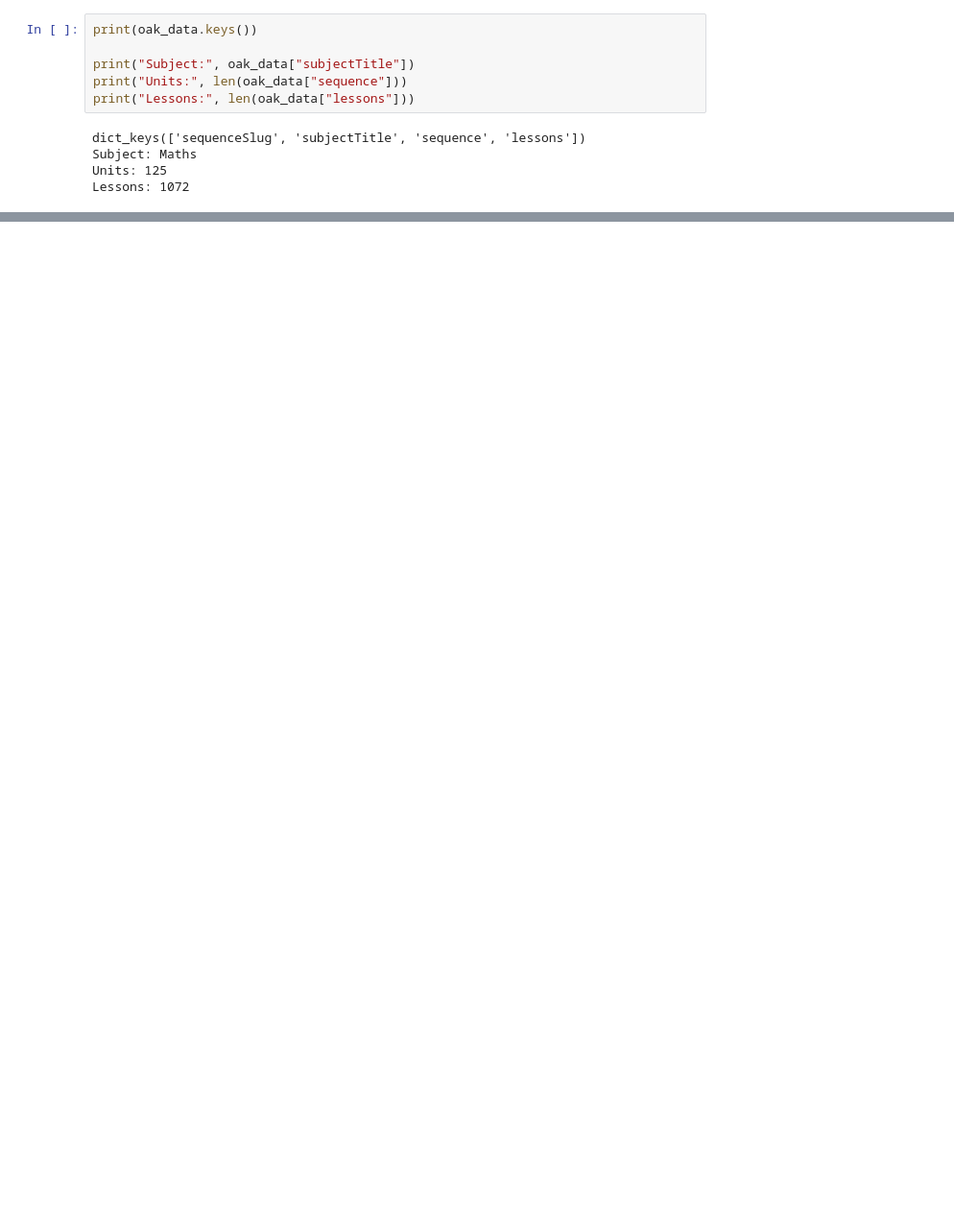
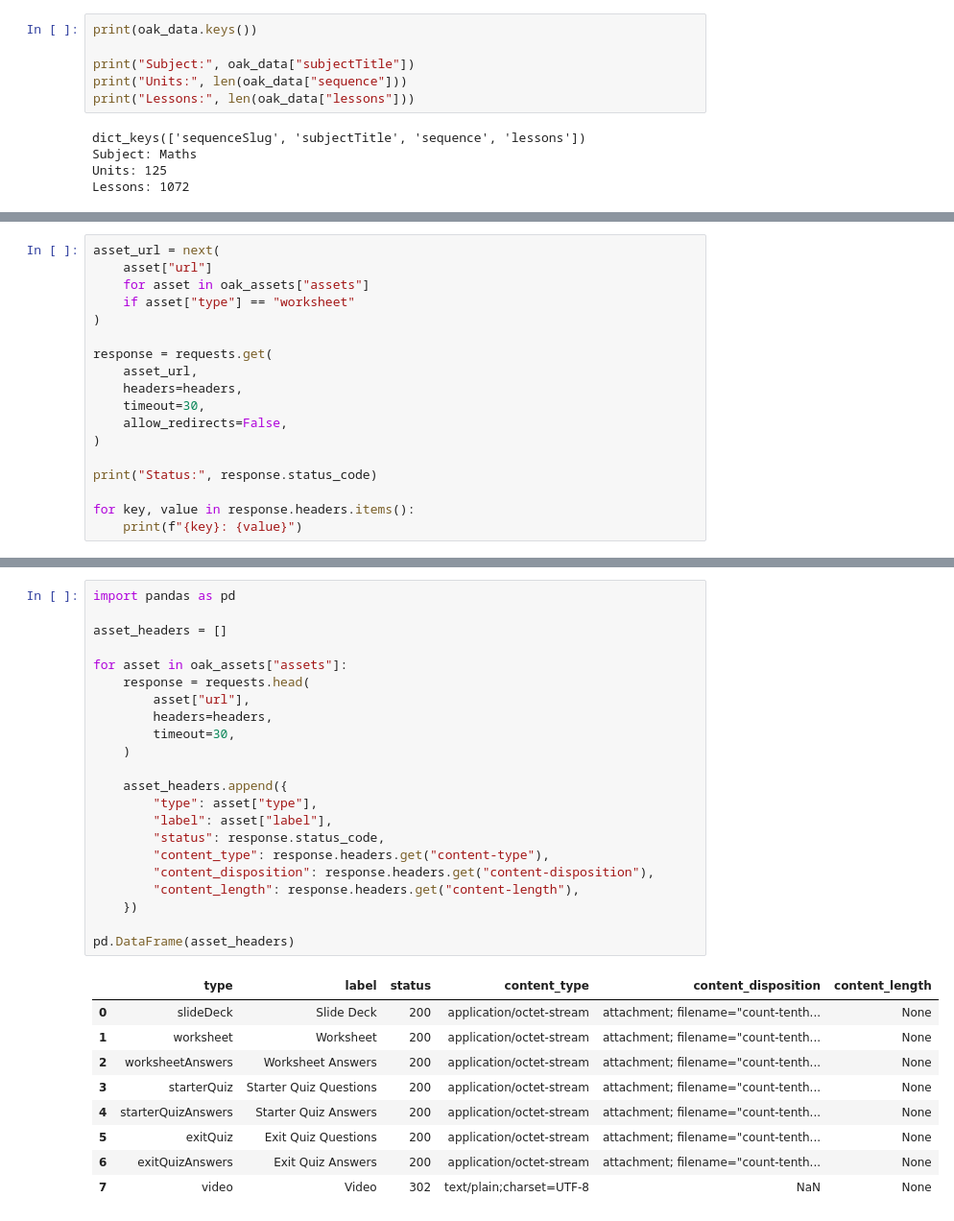
Before and after one commit to parcheesime/rubric-agent, a Jupyter notebook: notebooks/explore_oak.ipynb, the cells around one changed output, grey strips where cells are left out. Shown at 96% size. Saved outputs shown, nothing was run; the diff lists cells and outputs as text; blank space fills up the shorter version.

Commit message:
Explore Oak lesson asset API

```diff
--- a/notebooks/explore_oak.ipynb
+++ b/notebooks/explore_oak.ipynb
@@ -106,0 +165,18 @@ canonicalUrl: https://www.thenational.academy/teachers/programmes/maths-primary-
+# %%
+asset_url = next(
+    asset["url"]
+    for asset in oak_assets["assets"]
+    if asset["type"] == "worksheet"
+)
+
+response = requests.get(
+    asset_url,
+    headers=headers,
+    timeout=30,
+    allow_redirects=False,
+)
+
+print("Status:", response.status_code)
+
+for key, value in response.headers.items():
+    print(f"{key}: {value}")
@@ -106,0 +201,32 @@ canonicalUrl: https://www.thenational.academy/teachers/programmes/maths-primary-
+# %%
+import pandas as pd
+
+asset_headers = []
+
+for asset in oak_assets["assets"]:
+    response = requests.head(
+        asset["url"],
+        headers=headers,
+        timeout=30,
+    )
+
+    asset_headers.append({
+        "type": asset["type"],
+        "label": asset["label"],
+        "status": response.status_code,
+        "content_type": response.headers.get("content-type"),
+        "content_disposition": response.headers.get("content-disposition"),
+        "content_length": response.headers.get("content-length"),
+    })
+
+pd.DataFrame(asset_headers)
+# %% [output]
+|  | type | label | status | content_type | content_disposition | content_length |
+| 0 | slideDeck | Slide Deck | 200 | application/octet-stream | attachment; filename="count-tenth... | None |
+| 1 | worksheet | Worksheet | 200 | application/octet-stream | attachment; filename="count-tenth... | None |
+| 2 | worksheetAnswers | Worksheet Answers | 200 | application/octet-stream | attachment; filename="count-tenth... | None |
+| 3 | starterQuiz | Starter Quiz Questions | 200 | application/octet-stream | attachment; filename="count-tenth... | None |
+| 4 | starterQuizAnswers | Starter Quiz Answers | 200 | application/octet-stream | attachment; filename="count-tenth... | None |
+| 5 | exitQuiz | Exit Quiz Questions | 200 | application/octet-stream | attachment; filename="count-tenth... | None |
+| 6 | exitQuizAnswers | Exit Quiz Answers | 200 | application/octet-stream | attachment; filename="count-tenth... | None |
+| 7 | video | Video | 302 | text/plain;charset=UTF-8 | NaN | None |
```
Also changed, not shown: parts of 5 cells of this notebook.
